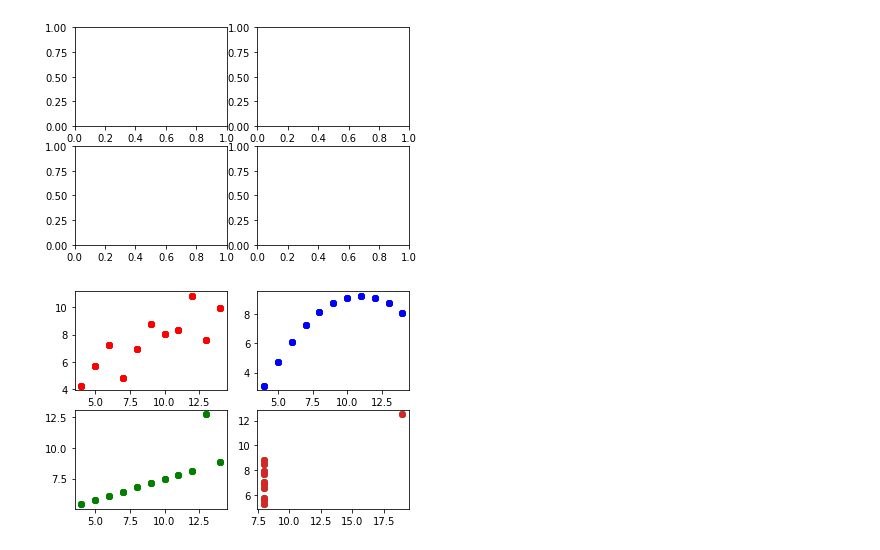
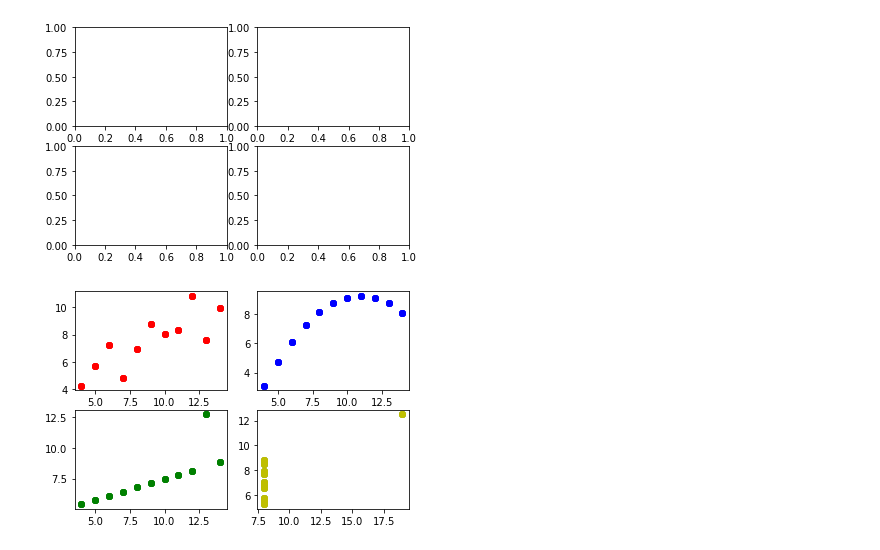
Before and after one commit to hk918216/Pandas, a Jupyter notebook: 03_그래프 그리기.ipynb, the cells around one changed output. Saved outputs shown, nothing was run; the diff lists cells and outputs as text; code cells hidden in the pictures.

```diff
--- a/03_그래프 그리기.ipynb
+++ b/03_그래프 그리기.ipynb
@@ -70,9 +75,9 @@ axes4 = fig.add_subplot(2,2,4)
 # %%
 axes1.plot(dataset_1['x'],dataset_1['y'],'ro') # row, col, index
 axes2.plot(dataset_2['x'],dataset_2['y'],'bo')
-axes3.plot(dataset_3['x'],dataset_3['y'],'go')
-axes4.plot(dataset_4['x'],dataset_4['y'],'o')
+axes3.plot(dataset_3['x'],dataset_3['y'],'go') # green circle
+axes4.plot(dataset_4['x'],dataset_4['y'],'yo')
 
 fig
 # %% [output]
-[figure, old version]
+[figure, new version]
```
Also changed, not shown: parts of 48 cells of this notebook, 1 other file.
